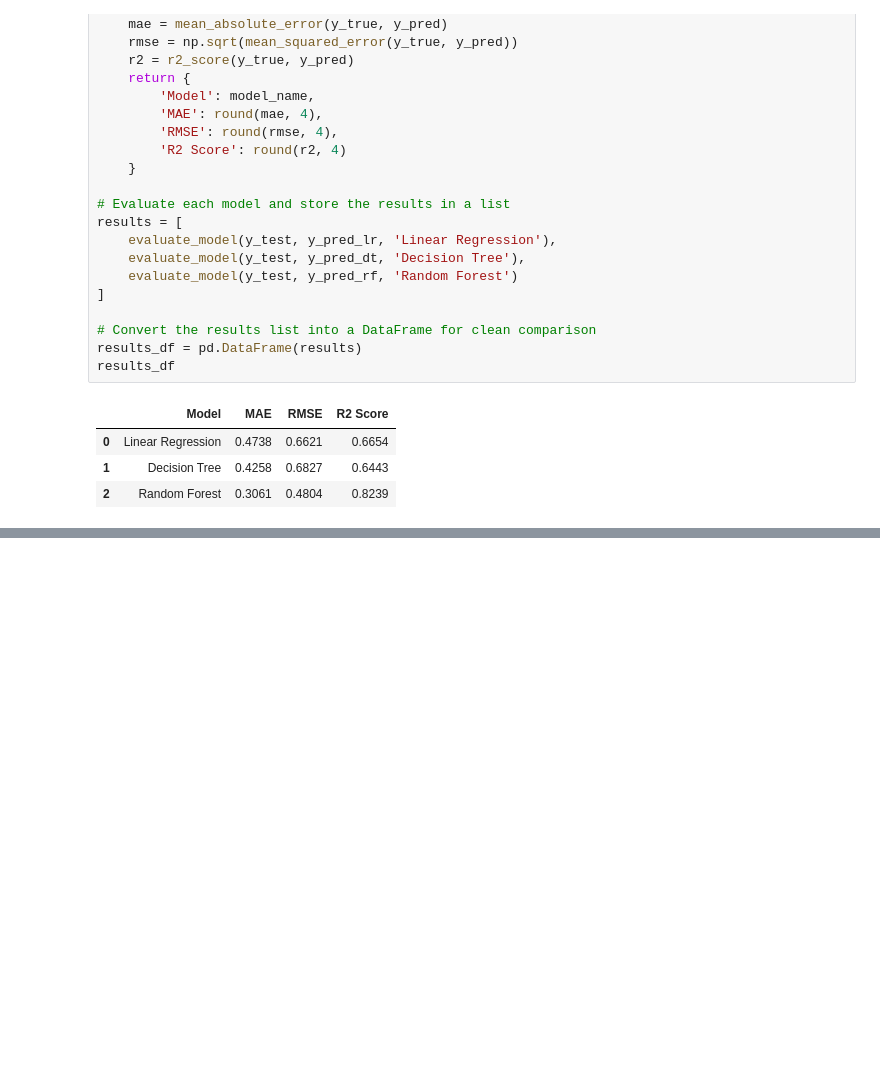
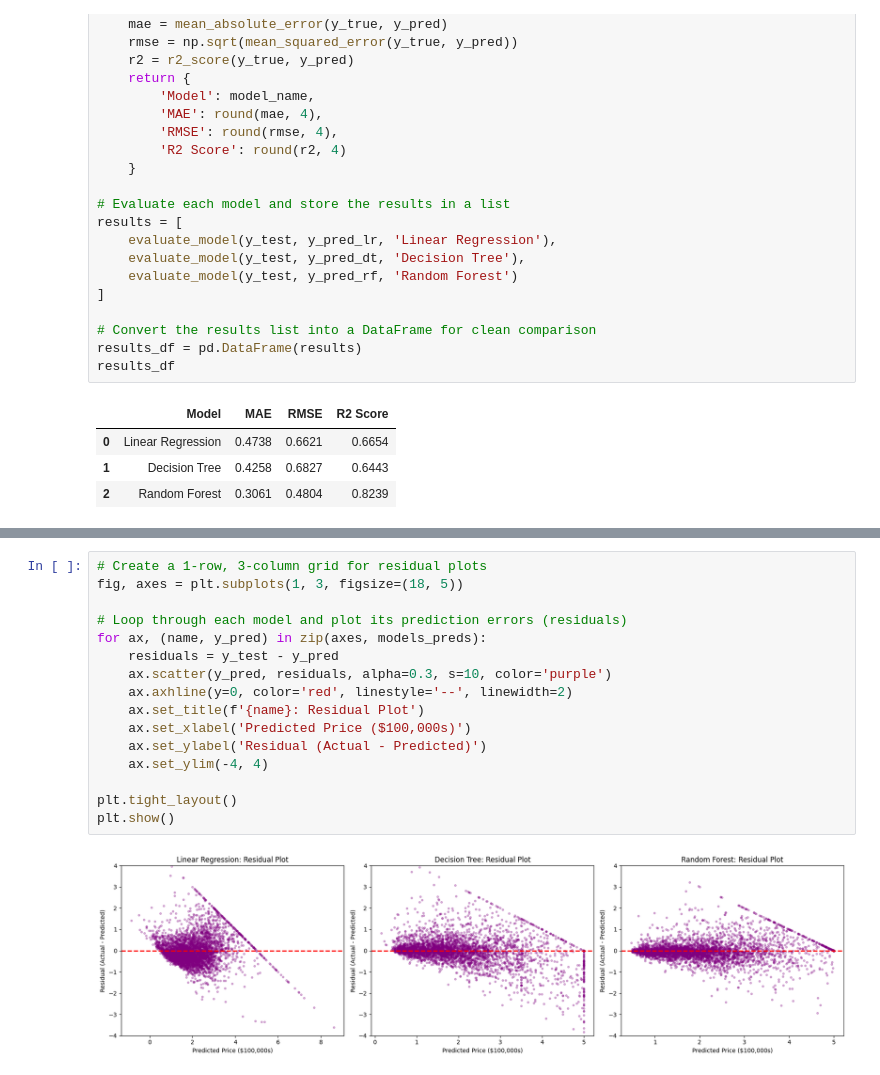
Before and after one commit to yohannes-wegayehu/house-price-prediction, a Jupyter notebook: house_price_prediction.ipynb, the cells around one changed output, grey strips where cells are left out. Cells and saved outputs as stored; diff of their text form; blank space fills up the shorter version.

```diff
--- a/house_price_prediction.ipynb
+++ b/house_price_prediction.ipynb
@@ -219,0 +246,18 @@ results_df
+# %%
+# Create a 1-row, 3-column grid for residual plots
+fig, axes = plt.subplots(1, 3, figsize=(18, 5))
+
+# Loop through each model and plot its prediction errors (residuals)
+for ax, (name, y_pred) in zip(axes, models_preds):
+    residuals = y_test - y_pred
+    ax.scatter(y_pred, residuals, alpha=0.3, s=10, color='purple')
+    ax.axhline(y=0, color='red', linestyle='--', linewidth=2)
+    ax.set_title(f'{name}: Residual Plot')
+    ax.set_xlabel('Predicted Price ($100,000s)')
+    ax.set_ylabel('Residual (Actual - Predicted)')
+    ax.set_ylim(-4, 4)
+
+plt.tight_layout()
+plt.show()
+# %% [output]
+[figure, added]
```
Also changed, not shown: parts of 2 cells of this notebook.
